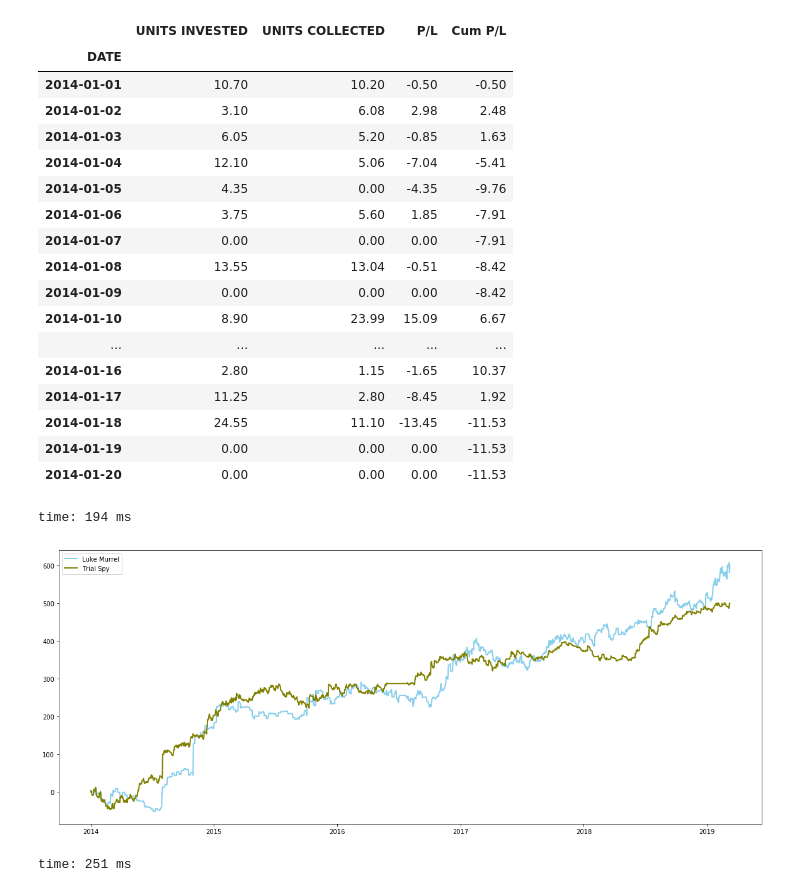
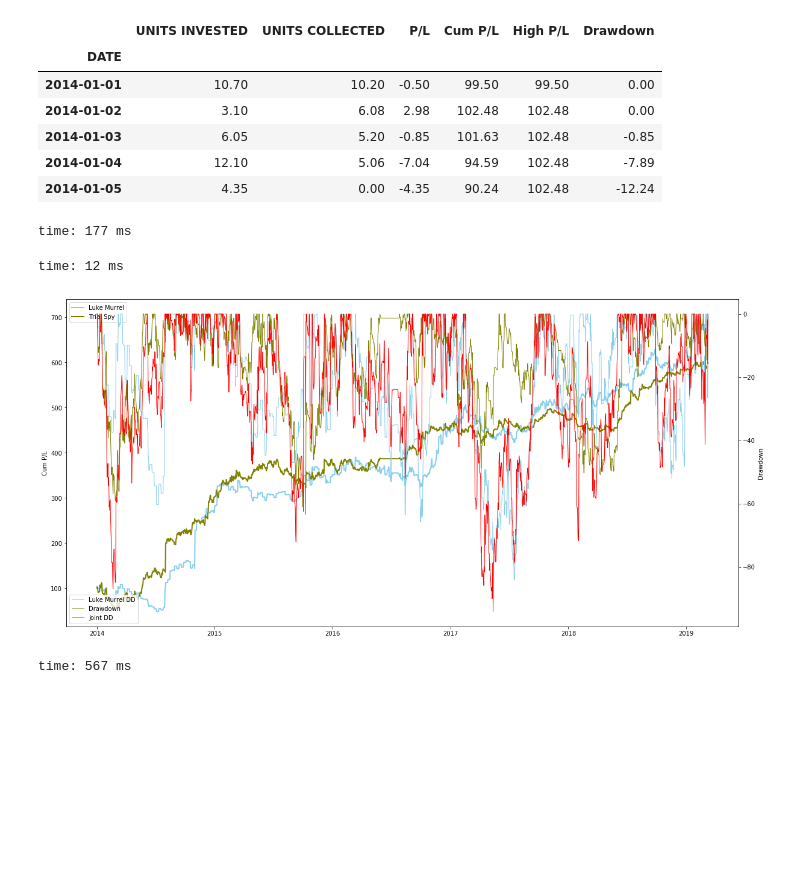
Before and after one commit to nickQuant/Notebooks, a Jupyter notebook: WinningEdge.ipynb, the cells around one changed output. Saved outputs shown, nothing was run; the diff lists cells and outputs as text; code cells hidden in the pictures; blank space fills up the shorter version.

```diff
--- a/WinningEdge.ipynb
+++ b/WinningEdge.ipynb
@@ -32,6 +32,8 @@ lukeMurrel['DATE']  = pd.to_datetime(lukeMurrel['DATE'], format='%d-%m-%y')
 lukeMurrelFiltered = lukeMurrel[['DATE','UNITS INVESTED', 'UNITS COLLECTED', 'P/L']]
 lukeMurrelFilteredAndGrouped = lukeMurrelFiltered.groupby(['DATE']).sum()
 lukeMurrelFilteredAndGrouped = lukeMurrelFilteredAndGrouped.resample('D').sum().replace(np.nan, 0)
-lukeMurrelFilteredAndGrouped['Cum P/L'] = lukeMurrelFilteredAndGrouped['P/L'].cumsum(axis = 0)
-lukeMurrelFilteredAndGrouped.head(20)
+lukeMurrelFilteredAndGrouped['Cum P/L'] = lukeMurrelFilteredAndGrouped['P/L'].cumsum(axis = 0)+100 #start at 100 bank account
+lukeMurrelFilteredAndGrouped['High P/L'] = lukeMurrelFilteredAndGrouped['Cum P/L'].cummax()
+lukeMurrelFilteredAndGrouped['Drawdown'] = (lukeMurrelFilteredAndGrouped['Cum P/L'] - lukeMurrelFilteredAndGrouped['High P/L'])
+lukeMurrelFilteredAndGrouped.head()
 # %% [output]
@@ -61,34 +52,44 @@ trialSpyFiltered = trialSpy[['DATE','UNITS INVESTED', 'UNITS COLLECTED', 'P/L']]
 trialSpyFiltered = trialSpyFiltered[(trialSpyFiltered['DATE']>datetime.date(2013,12,31)) & (trialSpyFiltered['DATE']<datetime.date(2019,3,11))] #filter to same time peroid as Murrel tips
 trialSpyFilteredAndGrouped = trialSpyFiltered.groupby(['DATE']).sum()
 trialSpyFilteredAndGrouped = trialSpyFilteredAndGrouped.resample('D').sum().replace(np.nan, 0)
-trialSpyFilteredAndGrouped['Cum P/L'] = trialSpyFilteredAndGrouped['P/L'].cumsum(axis = 0)
-trialSpyFilteredAndGrouped.head(20)
+trialSpyFilteredAndGrouped['Cum P/L'] = trialSpyFilteredAndGrouped['P/L'].cumsum(axis = 0)+100 #start at 100 bank account
+trialSpyFilteredAndGrouped['High P/L'] = trialSpyFilteredAndGrouped['Cum P/L'].cummax()
+trialSpyFilteredAndGrouped['Drawdown'] = (trialSpyFilteredAndGrouped['Cum P/L'] - trialSpyFilteredAndGrouped['High P/L'])
+trialSpyFilteredAndGrouped.head()
 # %% [output]
-|  | UNITS INVESTED | UNITS COLLECTED | P/L | Cum P/L |
-| DATE |  |  |  |  |
-| 2014-01-01 | 10.70 | 10.20 | -0.50 | -0.50 |
-| 2014-01-02 | 3.10 | 6.08 | 2.98 | 2.48 |
-| 2014-01-03 | 6.05 | 5.20 | -0.85 | 1.63 |
-| 2014-01-04 | 12.10 | 5.06 | -7.04 | -5.41 |
-| 2014-01-05 | 4.35 | 0.00 | -4.35 | -9.76 |
-| 2014-01-06 | 3.75 | 5.60 | 1.85 | -7.91 |
-| 2014-01-07 | 0.00 | 0.00 | 0.00 | -7.91 |
-| 2014-01-08 | 13.55 | 13.04 | -0.51 | -8.42 |
-| 2014-01-09 | 0.00 | 0.00 | 0.00 | -8.42 |
-| 2014-01-10 | 8.90 | 23.99 | 15.09 | 6.67 |
-| ... | ... | ... | ... | ... |
-| 2014-01-16 | 2.80 | 1.15 | -1.65 | 10.37 |
-| 2014-01-17 | 11.25 | 2.80 | -8.45 | 1.92 |
-| 2014-01-18 | 24.55 | 11.10 | -13.45 | -11.53 |
-| 2014-01-19 | 0.00 | 0.00 | 0.00 | -11.53 |
-| 2014-01-20 | 0.00 | 0.00 | 0.00 | -11.53 |
+|  | UNITS INVESTED | UNITS COLLECTED | P/L | Cum P/L | High P/L | Drawdown |
+| DATE |  |  |  |  |  |  |
+| 2014-01-01 | 10.70 | 10.20 | -0.50 | 99.50 | 99.50 | 0.00 |
+| 2014-01-02 | 3.10 | 6.08 | 2.98 | 102.48 | 102.48 | 0.00 |
+| 2014-01-03 | 6.05 | 5.20 | -0.85 | 101.63 | 102.48 | -0.85 |
+| 2014-01-04 | 12.10 | 5.06 | -7.04 | 94.59 | 102.48 | -7.89 |
+| 2014-01-05 | 4.35 | 0.00 | -4.35 | 90.24 | 102.48 | -12.24 |
-time: 194 ms
+time: 177 ms
+# %%
+combined = pd.DataFrame()
+combined['Cum P/L'] =  trialSpyFilteredAndGrouped['Cum P/L'] + lukeMurrelFilteredAndGrouped['Cum P/L']
+combined['High P/L'] = combined['Cum P/L'].cummax()
+combined['Drawdown'] = (combined['Cum P/L'] - combined['High P/L'])
+# %% [output]
+time: 12 ms
 # %%
-plt.figure(figsize=(20, 8))
-plt.plot( lukeMurrelFilteredAndGrouped.index.to_pydatetime(), lukeMurrelFilteredAndGrouped['Cum P/L'], color='skyblue', linewidth=2, label='Luke Murrel')
-plt.plot( trialSpyFilteredAndGrouped.index.to_pydatetime(), trialSpyFilteredAndGrouped['Cum P/L'], color='olive', linewidth=2, label='Trial Spy')
-plt.legend()
+fig, ax1 = plt.subplots(figsize=(20, 10))
+ax2 = ax1.twinx()
+
+ax1.plot( lukeMurrelFilteredAndGrouped.index.to_pydatetime(), lukeMurrelFilteredAndGrouped['Cum P/L'], color='skyblue', linewidth=2, label='Luke Murrel')
+ax2.plot( lukeMurrelFilteredAndGrouped.index.to_pydatetime(), lukeMurrelFilteredAndGrouped['Drawdown'], color='skyblue', linewidth=1, label='Luke Murrel DD')
+ax1.plot( trialSpyFilteredAndGrouped.index.to_pydatetime(), trialSpyFilteredAndGrouped['Cum P/L'], color='olive', linewidth=2, label='Trial Spy')
+ax2.plot( trialSpyFilteredAndGrouped.index.to_pydatetime(), trialSpyFilteredAndGrouped['Drawdown'], color='olive', linewidth=1)
+
+ax2.plot( combined.index.to_pydatetime(), combined['Drawdown'], color='red', linewidth=1, label='Joint DD')
+
+ax1.set_ylabel('Cum P/L')
+ax2.set_ylabel('Drawdown')
+
+ax1.legend()
+ax2.legend()
+
 plt.show()
 # %% [output]
-[figure, old version]
+[figure, new version]
-time: 251 ms
+time: 567 ms
```
Also changed, not shown: parts of 6 cells of this notebook.
